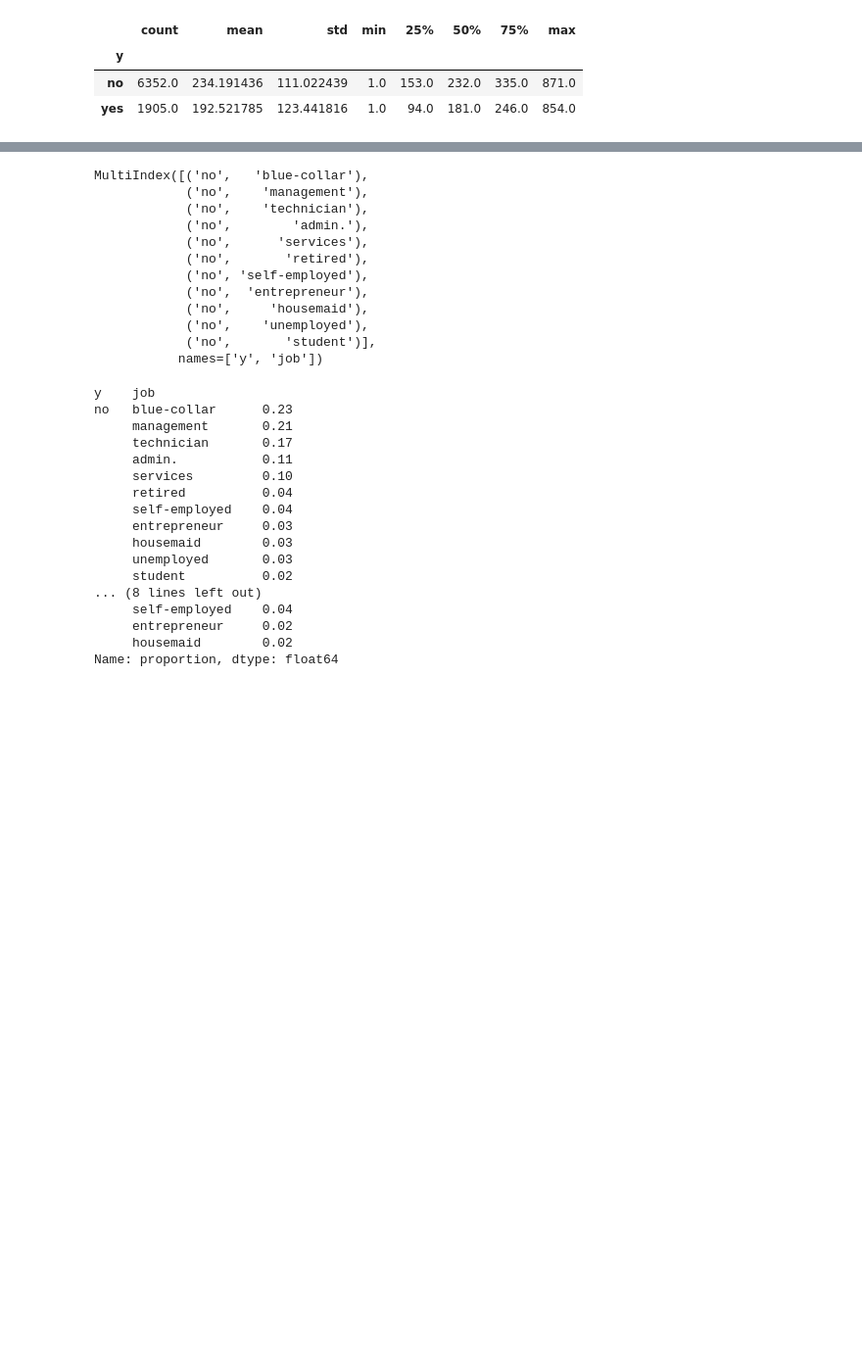
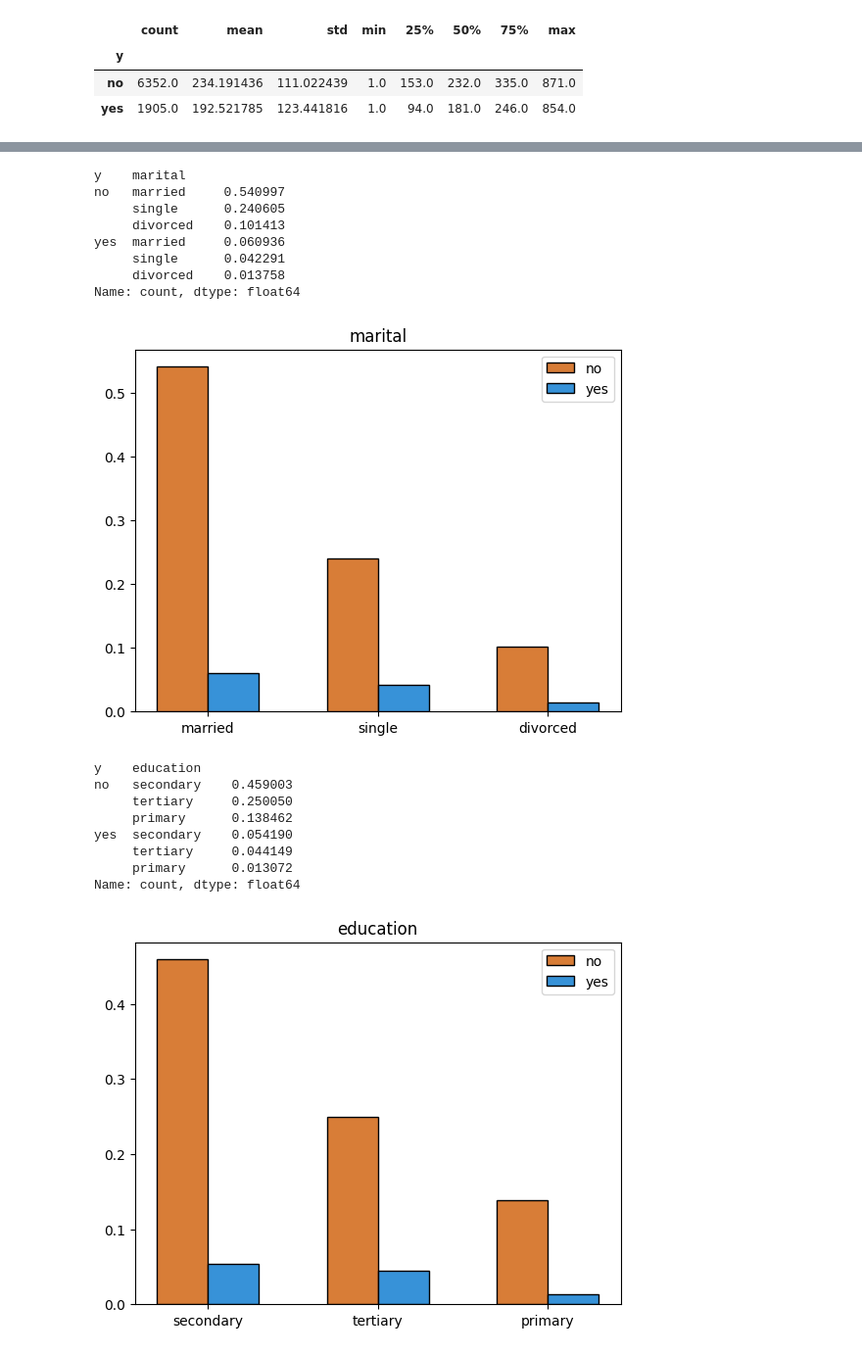
Before and after one commit to juliano-CN/analise-maketing-bancario, a Jupyter notebook: bank.ipynb, the cells around one changed output, grey strips where cells are left out. Shown at 98% size. Saved outputs shown, nothing was run; the diff lists cells and outputs as text; code cells hidden in the pictures; blank space fills up the shorter version.

```diff
--- a/bank.ipynb
+++ b/bank.ipynb
@@ -108,9 +133,3 @@ display(df_has.groupby('y')['pdays'].describe())
 | y |  |  |  |  |  |  |  |  |
 | no | 6352.0 | 234.191436 | 111.022439 | 1.0 | 153.0 | 232.0 | 335.0 | 871.0 |
 | yes | 1905.0 | 192.521785 | 123.441816 | 1.0 | 94.0 | 181.0 | 246.0 | 854.0 |
-# %%
-x = pd.DataFrame({'a':[1,2,3,7],'b':[4,5,6,9]})
-y = pd.DataFrame({'c':[6,4,8,2],'d':[4,-1,1,0]})
-z = pd.DataFrame({'e':[1,5,7,-2],'f':[0,0,10,-1]})
-
-pd.concat([y,x,z],axis=1)
@@ -123,57 +141,46 @@ pd.concat([y,x,z],axis=1)
 # %%
-categorical_variables = ['job','marital','education','default','housing','loan','contact','poutcome']#
+categorical_variables = ['marital','education','poutcome','month']
 
 for i in categorical_variables:
     prop = []
-    labels = []#df[i].dropna().unique().astype(str)
-    freq = df.groupby('y')[i].value_counts(normalize=True).round(2)
+    freq = df.groupby('y')[i].value_counts()/len(df.index)
     for j in freq.index:
         prop.append(freq[j])
 
+    labels = freq.index[0:int(len(prop)/2)]
+    new_labels = []
+    for z,name in enumerate(labels):
+        new_labels.append(name[1])
 
-    labels = freq.index[0:int(len(prop)/2)]
     prop_no = prop[0:int(len(prop)/2)]
     prop_yes = prop[int(len(prop)/2) :]
-    print(labels)
-    #print(prop_yes)
 
     display(freq)
-    fig1, ax = plt.subplots()
+    fig, ax = plt.subplots()
     width = 0.3
     x = np.arange(len(labels))
-    print(x)
-    rects1 = ax.bar(x-width/2, prop_no, width)
-    rects2 = ax.bar(x+width/2, prop_yes, width)
+    rects1 = ax.bar(x-width/2, prop_no, width,color = '#d87d37',edgecolor='black',label = 'no')
+    rects2 = ax.bar(x+width/2, prop_yes, width,color = '#3792d8',edgecolor='black',label = 'yes')
     plt.title(i)
-    #plt.xticks(x, labels)
+    plt.xticks(x, new_labels)
+    ax.legend(handles=[rects1, rects2])
     plt.show()
 # %% [output]
-MultiIndex([('no',   'blue-collar'),
-            ('no',    'management'),
-            ('no',    'technician'),
-            ('no',        'admin.'),
-            ('no',      'services'),
-            ('no',       'retired'),
-            ('no', 'self-employed'),
-            ('no',  'entrepreneur'),
-            ('no',     'housemaid'),
-            ('no',    'unemployed'),
-            ('no',       'student')],
-           names=['y', 'job'])
+y    marital
+no   married     0.540997
+     single      0.240605
+     divorced    0.101413
+yes  married     0.060936
+     single      0.042291
+     divorced    0.013758
+Name: count, dtype: float64
+[figure, new version]
-y    job
-no   blue-collar      0.23
-     management       0.21
-     technician       0.17
-     admin.           0.11
-     services         0.10
-     retired          0.04
-     self-employed    0.04
-     entrepreneur     0.03
-     housemaid        0.03
-     unemployed       0.03
-     student          0.02
-... (8 lines left out)
-     self-employed    0.04
-     entrepreneur     0.02
-     housemaid        0.02
-Name: proportion, dtype: float64
+y    education
+no   secondary    0.459003
+     tertiary     0.250050
+     primary      0.138462
+yes  secondary    0.054190
+     tertiary     0.044149
+     primary      0.013072
+Name: count, dtype: float64
+[figure, new version]
```
Also changed, not shown: parts of 11 cells of this notebook, 2 other files.
